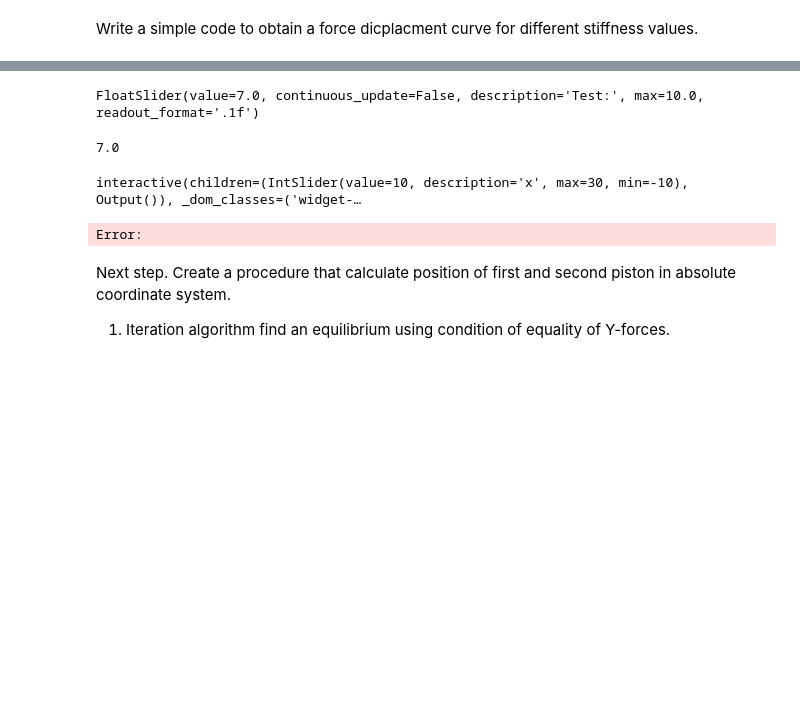
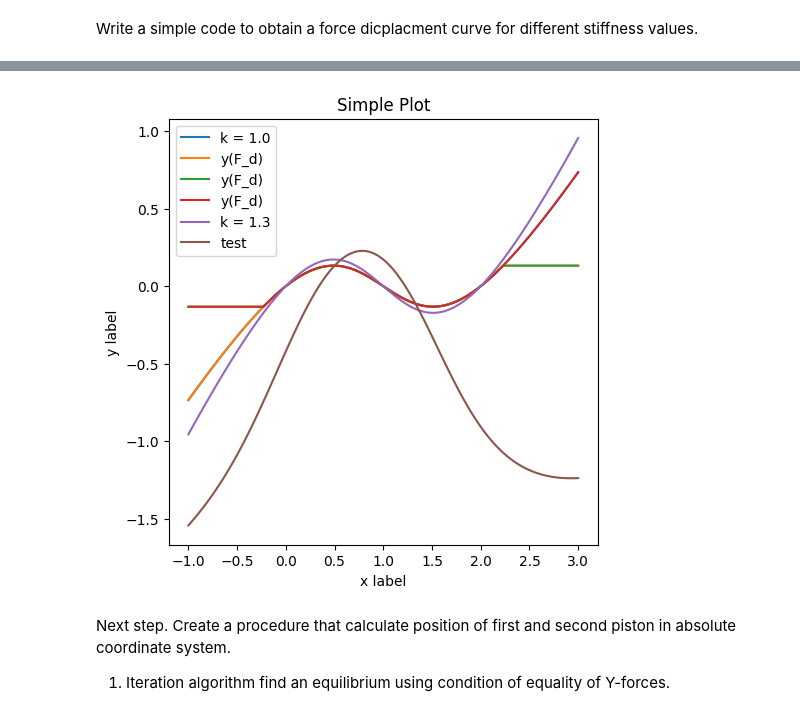
Before and after one commit to octopus-vulgaris/research_problem, a Jupyter notebook: test.ipynb, the cells around one changed output, grey strips where cells are left out. Drawn from its saved outputs; the diff is of its cells as text; code cells hidden in the pictures; blank space fills up the shorter version.

```diff
--- a/test.ipynb
+++ b/test.ipynb
@@ -105,29 +72,0 @@ plt.show()
-# %%
-a = widgets.FloatSlider(
-    value=7,
-    min=0,
-    max=10,
-    step=0.1,
-    description='Test:',
-    disabled=False,
-    continuous_update=False,
-    orientation='horizontal',
-    readout=True,
-    readout_format='.1f'
-)
-
-def f(x):
-    print(x)
-
-
-
-display(a)
-print(a.value)
-# %% [output]
-FloatSlider(value=7.0, continuous_update=False, description='Test:', max=10.0, readout_format='.1f')
-7.0
-# %%
-interact(f, x=10);
-# %% [output]
-interactive(children=(IntSlider(value=10, description='x', max=30, min=-10), Output()), _dom_classes=('widget-…
-Error:
@@ -134,3 +105,52 @@ Error:
+# %%
+
+#
+
+x = np.linspace(-1, 3, 100)  # Sample data.
+
+nlist = [y_Fd(F_d(i, k = 1), k = 1) for i in x]
+
+nnlist1 = [F_d(i[0], k = 1) for i in nlist]
+nnlist2 = [F_d(i[1], k = 1) for i in nlist]
+nnlist3 = [F_d(i[2], k = 1) for i in nlist]
+
+#for i in nlist:
+#    print(i[0])
+
+fig, ax = plt.subplots(figsize=(5, 5), layout='constrained')
+ax.plot(x, F_d(x, k = 1), label='k = 1.0')  # Plot some data on the axes.
+
+ax.plot(x, nnlist1, label='y(F_d)')
+ax.plot(x, nnlist2, label='y(F_d)')
+ax.plot(x, nnlist3, label='y(F_d)')
+
+ax.plot(x, F_d(x, k = 1.3), label='k = 1.3')  # Plot more data on the axes...
+ax.plot(x, my_func(x), label='test')  # ... and some more.
+ax.set_xlabel('x label')  # Add an x-label to the axes.
+ax.set_ylabel('y label')  # Add a y-label to the axes.
+ax.set_title("Simple Plot")  # Add a title to the axes.
+ax.legend()  # Add a legend.
+
+plt.show()
+#endregion
+
+def plot_data(var = 2.5):
+
+    x = np.linspace(-1, 3, 100)  # Sample data.
+
+    plt.plot(x, F_d(x, k = 1), label='k = 1.0', color="red")
+
+    plt.plot(x, my_func(x, var), label='var')
+
+
+    plt.xlabel('x')
+    plt.ylabel('y')
+    plt.title('plot')
+    plt.legend
+
+    plt.show()
+# %% [output]
+[figure, added]
 # %% [markdown]
 Next step. Create a procedure that calculate position of first and second piston in absolute coordinate system.
 1. Iteration algorithm find an equilibrium using condition of equality of Y-forces.
```
Also changed, not shown: parts of 4 cells of this notebook, 1 other file.
